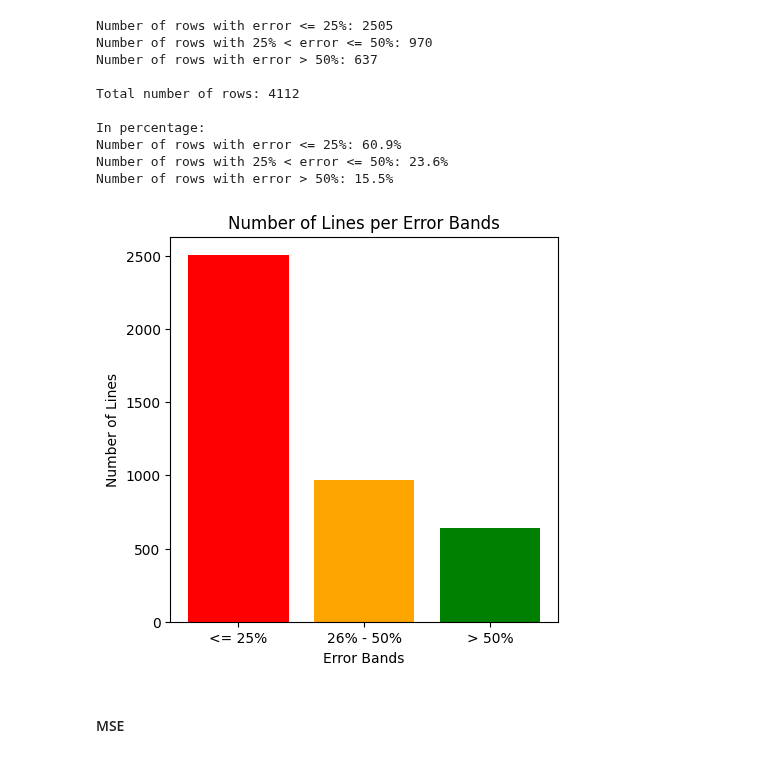
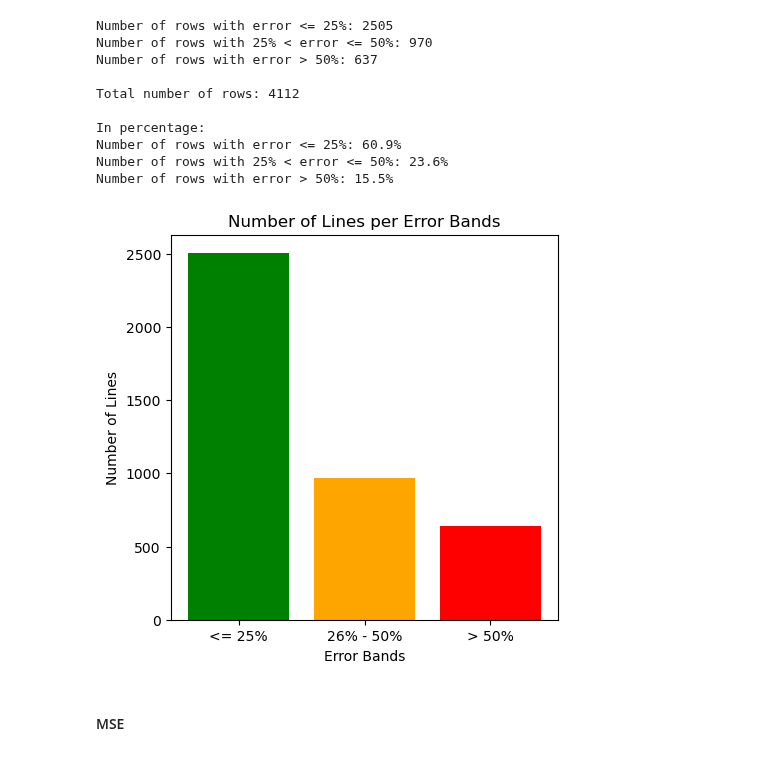
Before and after one commit to RomuloNogueira02/DataMining, a Jupyter notebook: Project/PD_G01_HybridApproach.ipynb, the cells around one changed output. Cells and saved outputs as stored; diff of their text form; code cells hidden in the pictures.

```diff
--- a/Project/PD_G01_HybridApproach.ipynb
+++ b/Project/PD_G01_HybridApproach.ipynb
@@ -400,19 +399,19 @@ Number of rows with error > 50%: 15.5%
 # %%
 len_less_or_equal_25 = len(rows_error_less_or_equal_than_25)
 len_less_or_equal_50_more_than_25 = len(rows_error_less_or_equal_than_50_and_more_than_25)
 len_more_than_50 = len(rows_error_more_than_50)
 
 categories = ['<= 25%', '26% - 50%', '> 50%']
 counts = [len_less_or_equal_25, len_less_or_equal_50_more_than_25, len_more_than_50]
 
 plt.figure(figsize=(5, 5))
-plt.bar(categories, counts, color=['red', 'orange', 'green'])
+plt.bar(categories, counts, color=['green', 'orange', 'red'])
 plt.xlabel('Error Bands')
 plt.ylabel('Number of Lines')
 plt.title('Number of Lines per Error Bands')
 plt.show()
 # %% [output]
-[figure, old version]
+[figure, new version]
 # %% [markdown]
 #### MSE
 # %%
```
Also changed, not shown: parts of 5 cells of this notebook.
